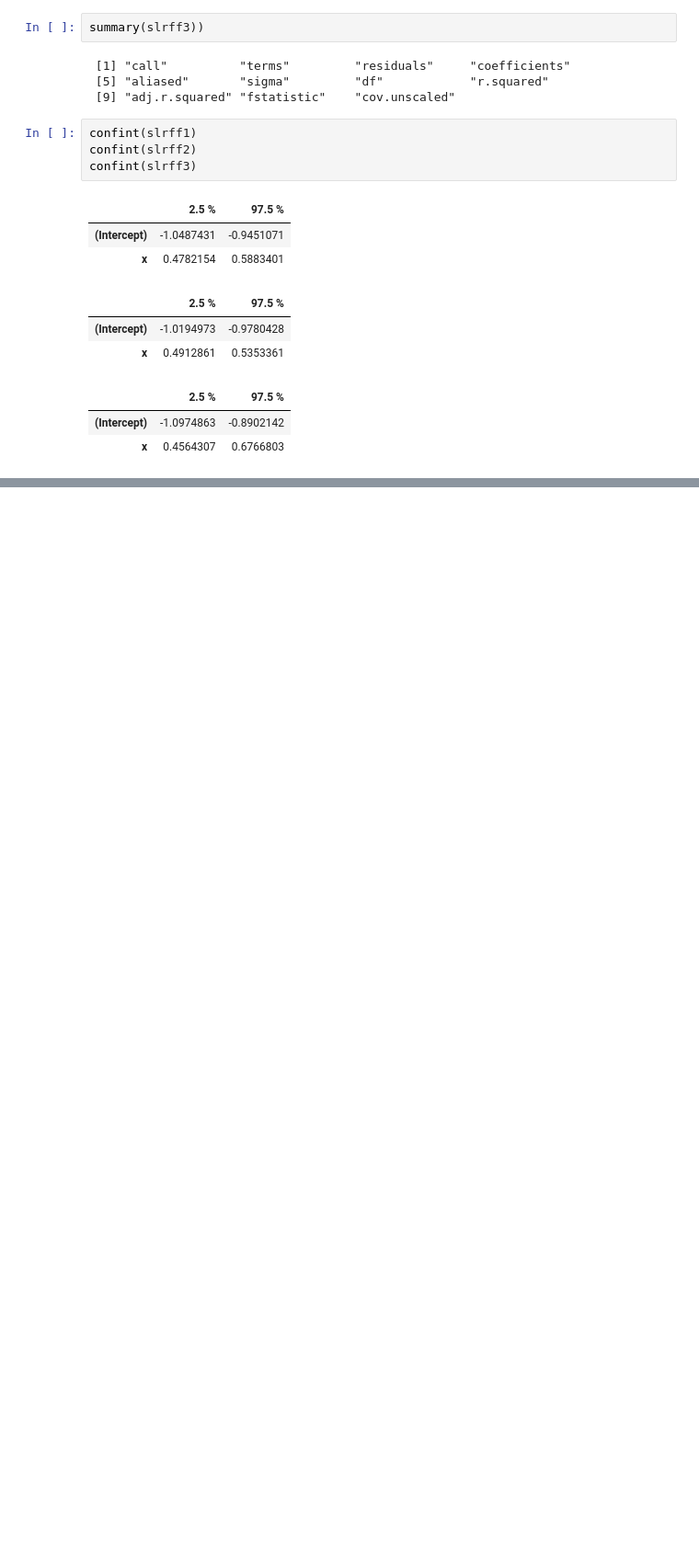
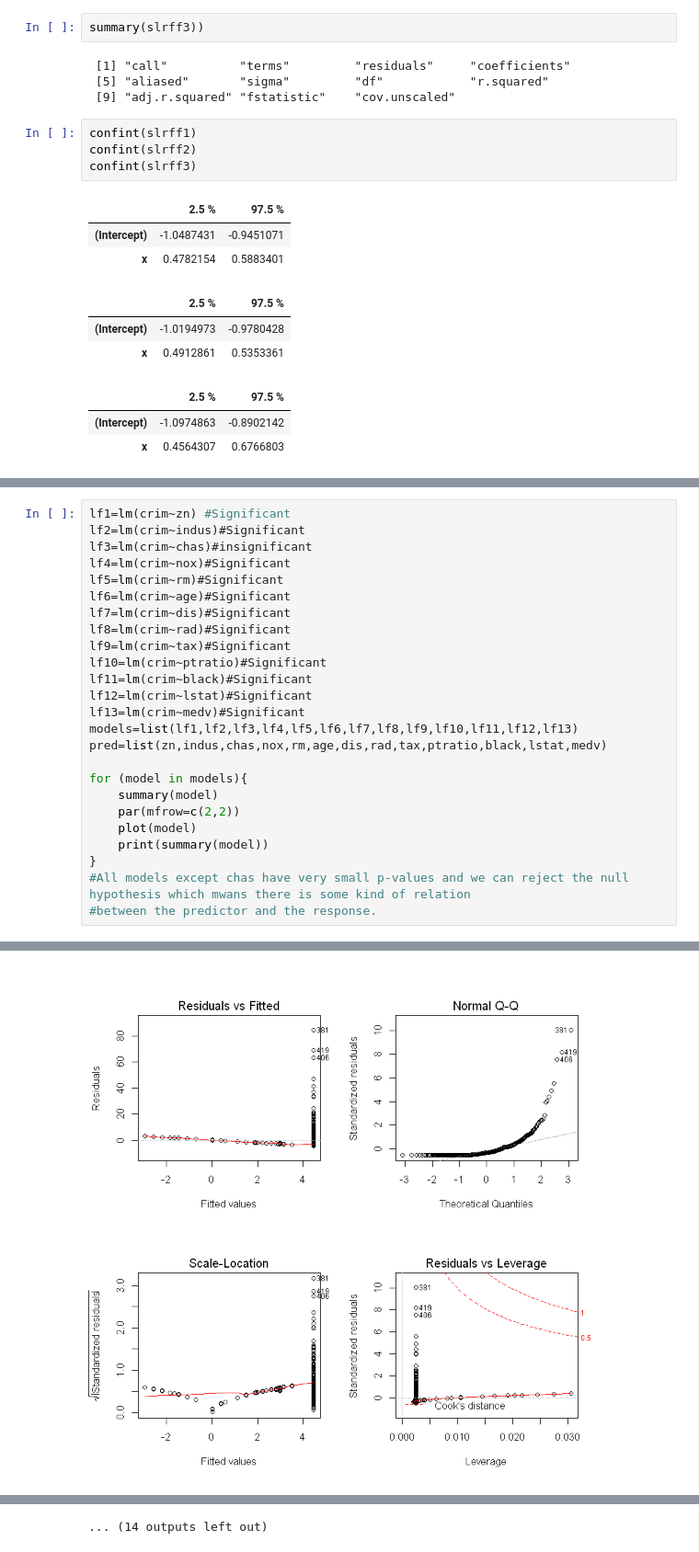
Before and after one commit to YoussefEssDS/ISLR-Labs, a Jupyter notebook: LAB linear regression ISLR.ipynb, the cells around one changed output, grey strips where cells are left out. Shown: that part at 92% size. Cells and saved outputs as stored; diff of their text form; blank space fills up the shorter version.

```diff
--- a/LAB linear regression ISLR.ipynb
+++ b/LAB linear regression ISLR.ipynb
@@ -630,0 +849,26 @@ confint(slrff3)
+# %%
+lf1=lm(crim~zn) #Significant
+lf2=lm(crim~indus)#Significant
+lf3=lm(crim~chas)#insignificant
+lf4=lm(crim~nox)#Significant
+lf5=lm(crim~rm)#Significant
+lf6=lm(crim~age)#Significant
+lf7=lm(crim~dis)#Significant
+lf8=lm(crim~rad)#Significant
+lf9=lm(crim~tax)#Significant
+lf10=lm(crim~ptratio)#Significant
+lf11=lm(crim~black)#Significant
+lf12=lm(crim~lstat)#Significant
+lf13=lm(crim~medv)#Significant
+models=list(lf1,lf2,lf3,lf4,lf5,lf6,lf7,lf8,lf9,lf10,lf11,lf12,lf13)
+pred=list(zn,indus,chas,nox,rm,age,dis,rad,tax,ptratio,black,lstat,medv)
+
+for (model in models){
+    summary(model)
+    par(mfrow=c(2,2))
+    plot(model)
+    print(summary(model))
+}
+#All models except chas have very small p-values and we can reject the null hypothesis which mwans there is some kind of relation
+#between the predictor and the response.
+# %% [output]
@@ -630,0 +892 @@ confint(slrff3)
+[figure, added]
@@ -630,0 +983 @@ confint(slrff3)
+... (14 outputs left out)
```
Also changed, not shown: parts of 25 cells of this notebook.
